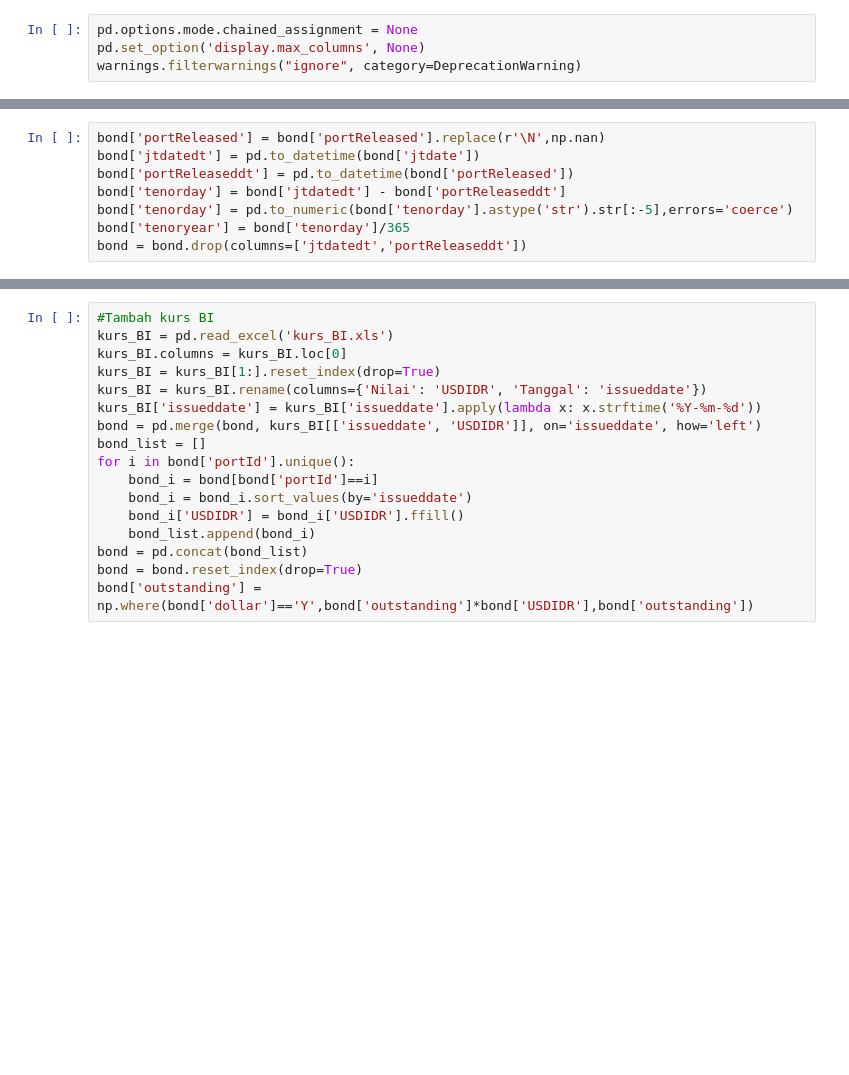
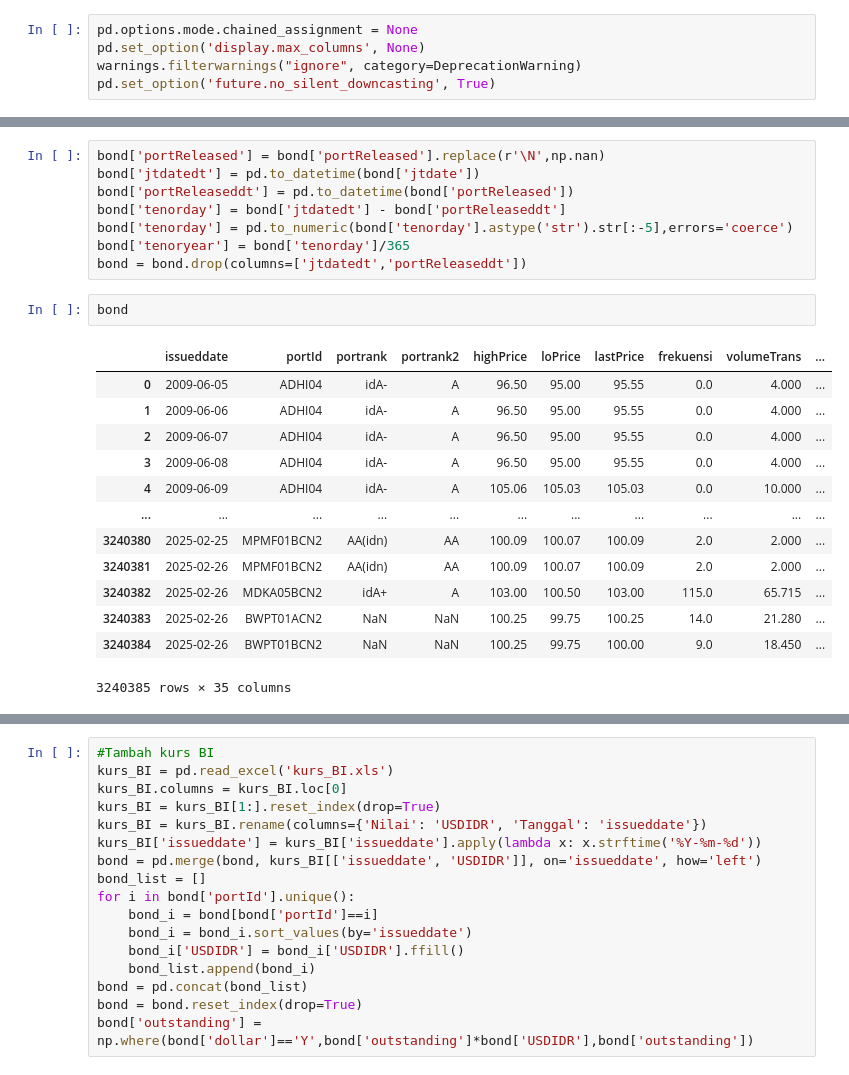
Before and after one commit to IrfanHilman/project_pegadaian, a Jupyter notebook: universe_creation/bond_screening_pegadaian.ipynb, the cells around one changed output, grey strips where cells are left out. Saved outputs shown, nothing was run; the diff lists cells and outputs as text; blank space fills up the shorter version.

```diff
--- a/universe_creation/bond_screening_pegadaian.ipynb
+++ b/universe_creation/bond_screening_pegadaian.ipynb
@@ -7,6 +7,7 @@ import warnings
 pd.options.mode.chained_assignment = None
 pd.set_option('display.max_columns', None)
 warnings.filterwarnings("ignore", category=DeprecationWarning)
+pd.set_option('future.no_silent_downcasting', True)
 # %%
 date_list = pd.read_excel('date_list.xlsx')
 date_list = date_list.drop(columns='Unnamed: 0')
@@ -28,6 +29,22 @@ bond['tenorday'] = bond['jtdatedt'] - bond['portReleaseddt']
 bond['tenorday'] = pd.to_numeric(bond['tenorday'].astype('str').str[:-5],errors='coerce')
 bond['tenoryear'] = bond['tenorday']/365
 bond = bond.drop(columns=['jtdatedt','portReleaseddt'])
+# %%
+bond
+# %% [output]
+|  | issueddate | portId | portrank | portrank2 | highPrice | loPrice | lastPrice | frekuensi | volumeTrans | ... |
+| 0 | 2009-06-05 | ADHI04 | idA- | A | 96.50 | 95.00 | 95.55 | 0.0 | 4.000 | ... |
+| 1 | 2009-06-06 | ADHI04 | idA- | A | 96.50 | 95.00 | 95.55 | 0.0 | 4.000 | ... |
+| 2 | 2009-06-07 | ADHI04 | idA- | A | 96.50 | 95.00 | 95.55 | 0.0 | 4.000 | ... |
+| 3 | 2009-06-08 | ADHI04 | idA- | A | 96.50 | 95.00 | 95.55 | 0.0 | 4.000 | ... |
+| 4 | 2009-06-09 | ADHI04 | idA- | A | 105.06 | 105.03 | 105.03 | 0.0 | 10.000 | ... |
+| ... | ... | ... | ... | ... | ... | ... | ... | ... | ... | ... |
+| 3240380 | 2025-02-25 | MPMF01BCN2 | AA(idn) | AA | 100.09 | 100.07 | 100.09 | 2.0 | 2.000 | ... |
+| 3240381 | 2025-02-26 | MPMF01BCN2 | AA(idn) | AA | 100.09 | 100.07 | 100.09 | 2.0 | 2.000 | ... |
+| 3240382 | 2025-02-26 | MDKA05BCN2 | idA+ | A | 103.00 | 100.50 | 103.00 | 115.0 | 65.715 | ... |
+| 3240383 | 2025-02-26 | BWPT01ACN2 | NaN | NaN | 100.25 | 99.75 | 100.25 | 14.0 | 21.280 | ... |
+| 3240384 | 2025-02-26 | BWPT01BCN2 | NaN | NaN | 100.25 | 99.75 | 100.00 | 9.0 | 18.450 | ... |
+3240385 rows × 35 columns
 # %%
 cols = list(bond.columns)
 bond['tradeday'] = 'Y'
```
Also changed, not shown: parts of 8 cells of this notebook, 4 other files.
